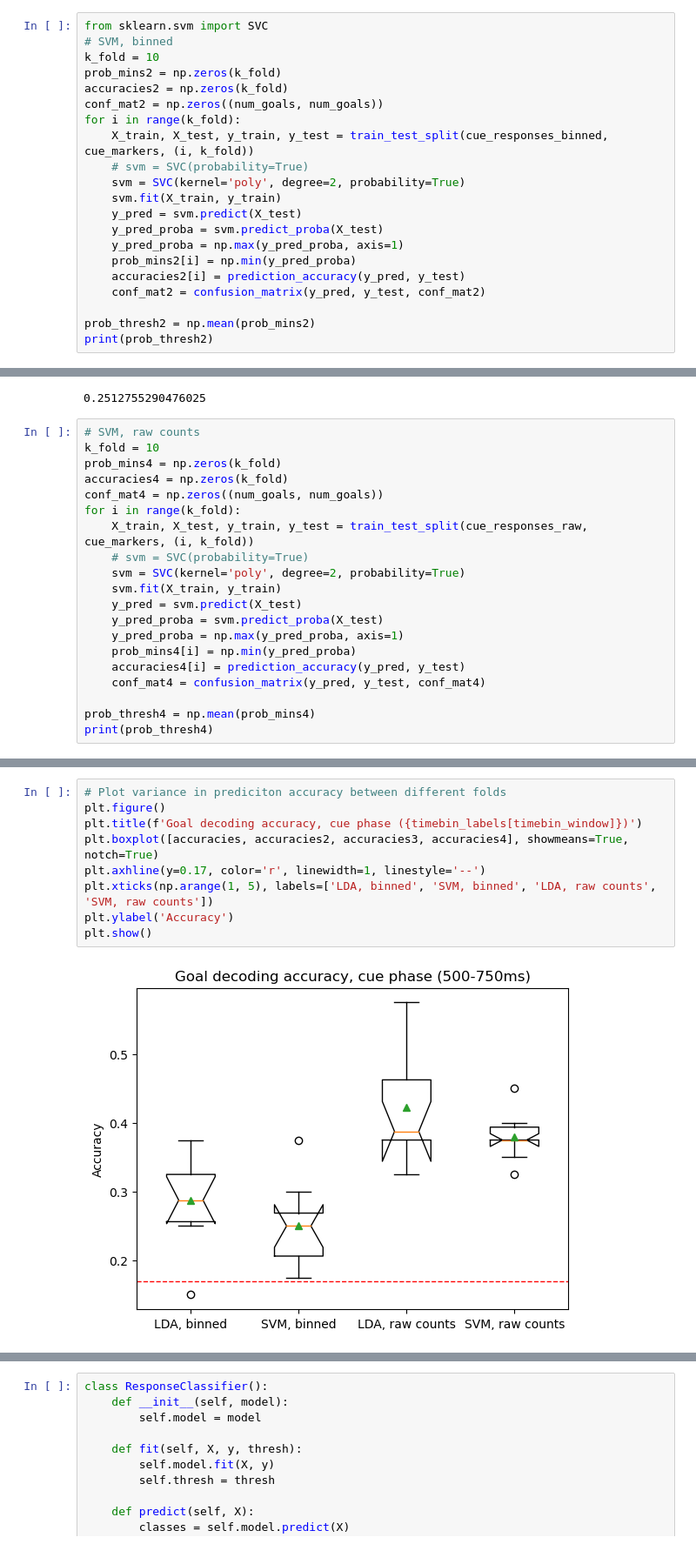
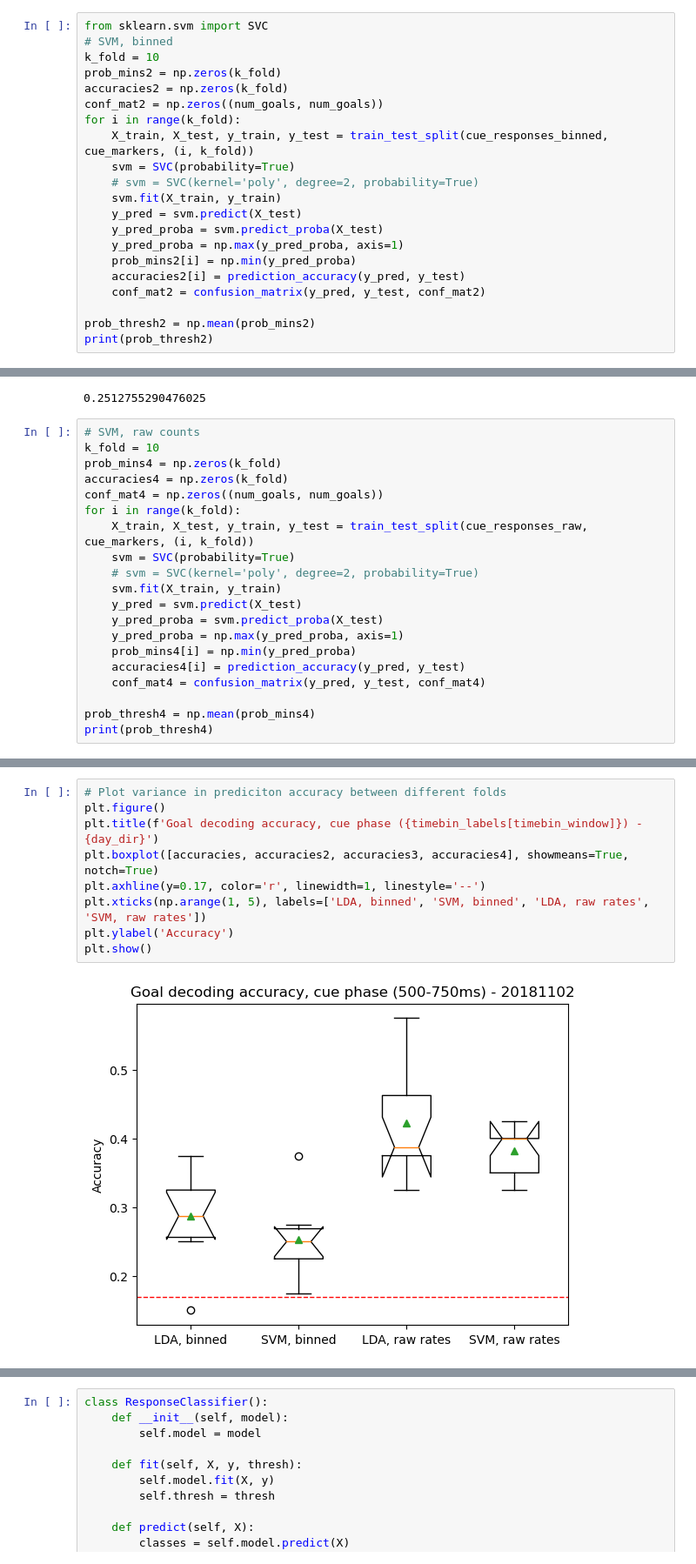
Before and after one commit to josephchengyx/Hippocampus_Decoding, a Jupyter notebook: hint_responses_v2.ipynb, the cells around one changed output, grey strips where cells are left out. Shown at 87% size. Drawn from its saved outputs; the diff is of its cells as text.

```diff
--- a/hint_responses_v2.ipynb
+++ b/hint_responses_v2.ipynb
@@ -316,8 +316,8 @@ accuracies2 = np.zeros(k_fold)
 conf_mat2 = np.zeros((num_goals, num_goals))
 for i in range(k_fold):
     X_train, X_test, y_train, y_test = train_test_split(cue_responses_binned, cue_markers, (i, k_fold))
-    # svm = SVC(probability=True)
-    svm = SVC(kernel='poly', degree=2, probability=True)
+    svm = SVC(probability=True)
+    # svm = SVC(kernel='poly', degree=2, probability=True)
     svm.fit(X_train, y_train)
     y_pred = svm.predict(X_test)
     y_pred_proba = svm.predict_proba(X_test)
@@ -360,8 +360,8 @@ accuracies4 = np.zeros(k_fold)
 conf_mat4 = np.zeros((num_goals, num_goals))
 for i in range(k_fold):
     X_train, X_test, y_train, y_test = train_test_split(cue_responses_raw, cue_markers, (i, k_fold))
-    # svm = SVC(probability=True)
-    svm = SVC(kernel='poly', degree=2, probability=True)
+    svm = SVC(probability=True)
+    # svm = SVC(kernel='poly', degree=2, probability=True)
     svm.fit(X_train, y_train)
     y_pred = svm.predict(X_test)
     y_pred_proba = svm.predict_proba(X_test)
@@ -377,14 +377,14 @@ print(prob_thresh4)
 # %%
 # Plot variance in prediciton accuracy between different folds
 plt.figure()
-plt.title(f'Goal decoding accuracy, cue phase ({timebin_labels[timebin_window]})')
+plt.title(f'Goal decoding accuracy, cue phase ({timebin_labels[timebin_window]}) - {day_dir}')
 plt.boxplot([accuracies, accuracies2, accuracies3, accuracies4], showmeans=True, notch=True)
 plt.axhline(y=0.17, color='r', linewidth=1, linestyle='--')
-plt.xticks(np.arange(1, 5), labels=['LDA, binned', 'SVM, binned', 'LDA, raw counts', 'SVM, raw counts'])
+plt.xticks(np.arange(1, 5), labels=['LDA, binned', 'SVM, binned', 'LDA, raw rates', 'SVM, raw rates'])
 plt.ylabel('Accuracy')
 plt.show()
 # %% [output]
-[figure, old version]
+[figure, new version]
 # %%
 # Plot confusion matrix
 # Convert counts to proportion of predictions
```
Also changed, not shown: parts of 9 cells of this notebook, 1 other file.
